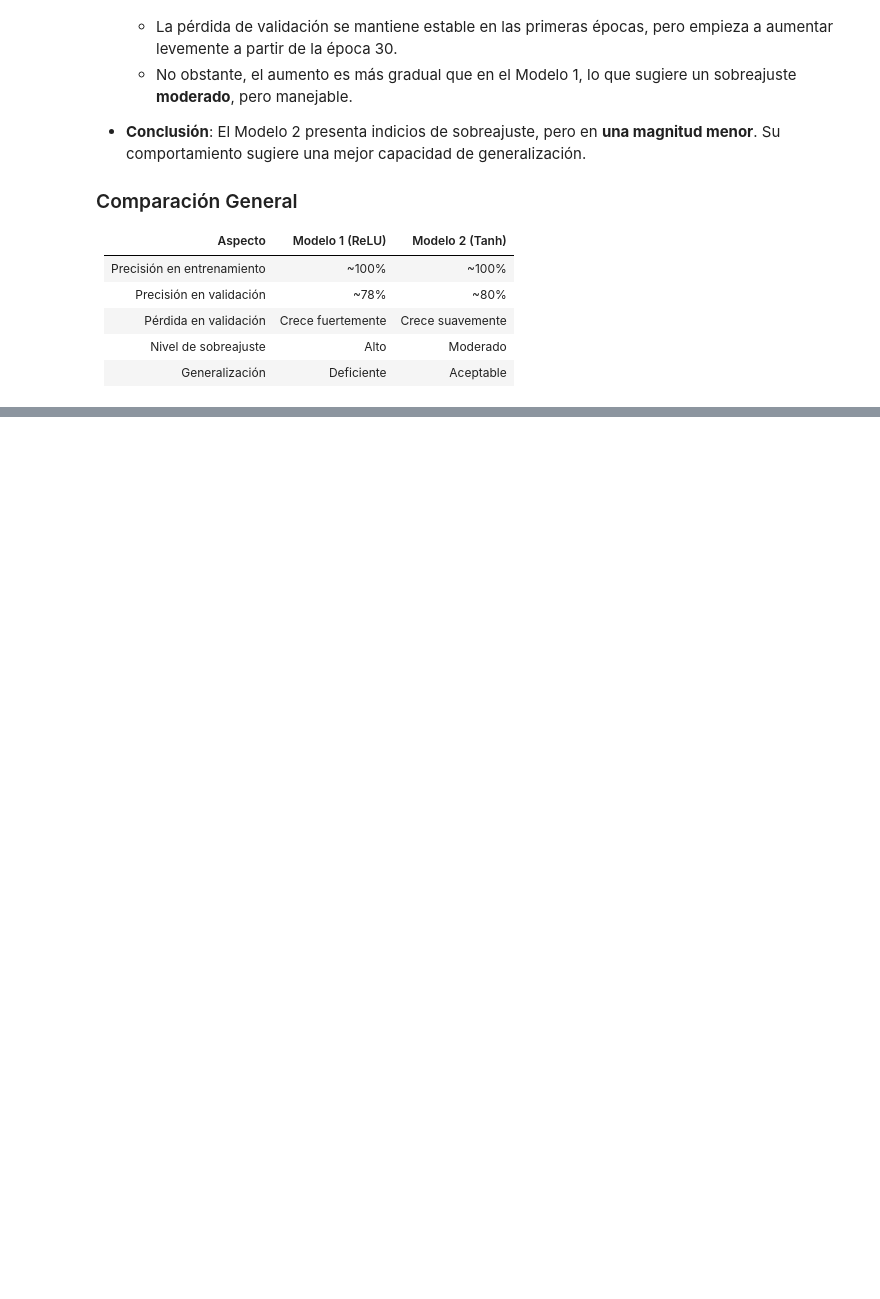
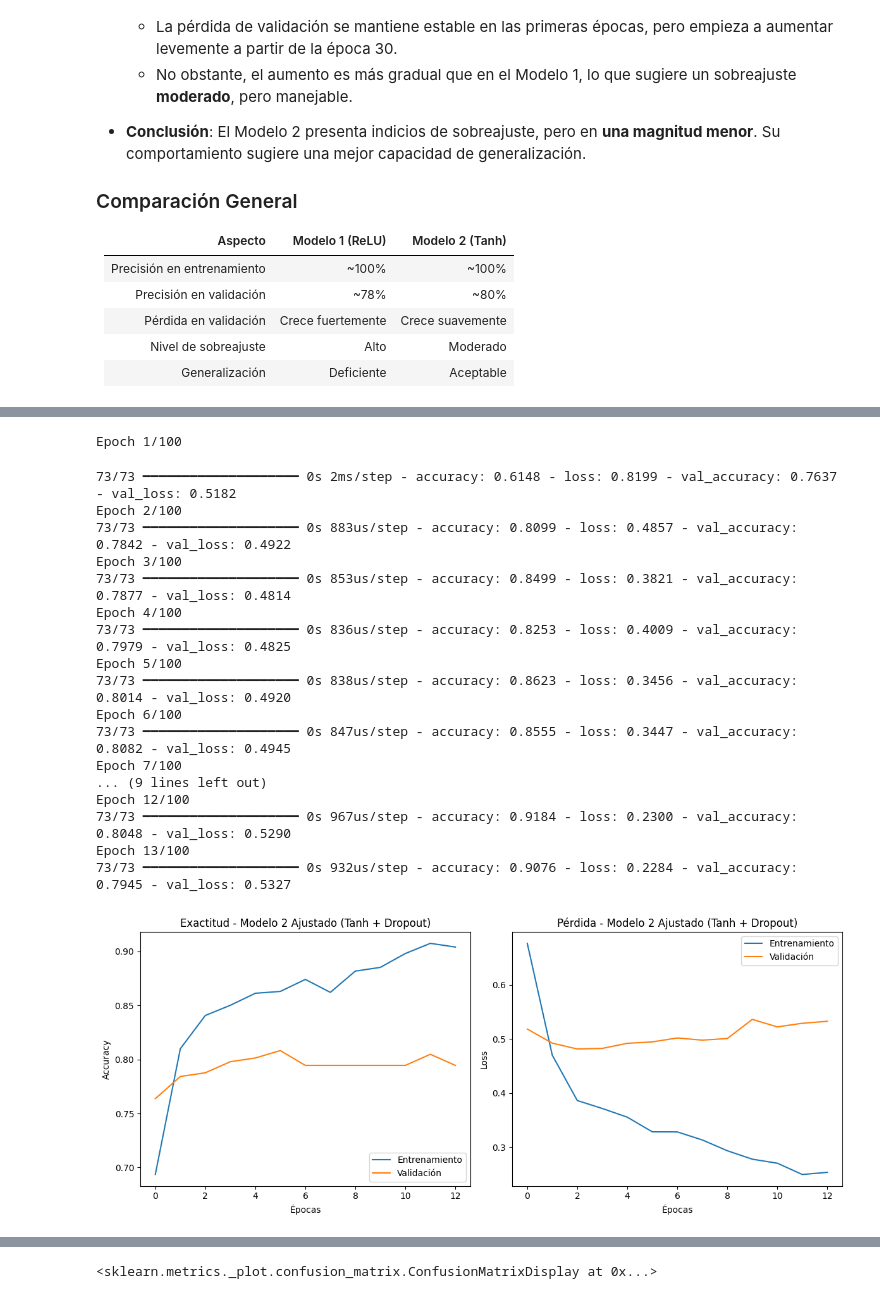
Before and after one commit to Diegoval-Dev/DM-HDT9, a Jupyter notebook: RNA.ipynb, the cells around one changed output, grey strips where cells are left out. Drawn from its saved outputs; the diff is of its cells as text; code cells hidden in the pictures; blank space fills up the shorter version.

Commit message:
feat: adjust hyperparameters to look up a better model well adjusted

```diff
--- a/RNA.ipynb
+++ b/RNA.ipynb
@@ -319,0 +330,57 @@ Para determinar si los modelos de redes neuronales presentan sobreajuste, analiz
+# %%
+from tensorflow.keras.callbacks import EarlyStopping
+from tensorflow.keras.layers import Dropout
+
+# Nuevo modelo ajustado
+model_2_tuned = Sequential()
+model_2_tuned.add(Dense(128, activation='tanh', input_shape=(X_train_scaled.shape[1],)))
+model_2_tuned.add(Dropout(0.3))
+model_2_tuned.add(Dense(64, activation='tanh'))
+model_2_tuned.add(Dropout(0.3))
+model_2_tuned.add(Dense(32, activation='tanh'))
+model_2_tuned.add(Dense(3, activation='softmax'))
+
+model_2_tuned.compile(optimizer='adam', loss='sparse_categorical_crossentropy', metrics=['accuracy'])
+
+# EarlyStopping para evitar sobreentrenamiento
+early_stop = EarlyStopping(monitor='val_loss', patience=10, restore_best_weights=True)
+
+# Entrenamiento con ajustes
+history_2_tuned = model_2_tuned.fit(
+    X_train_scaled,
+    y_train_encoded,
+    epochs=100,  # más épocas, pero se detendrá si es necesario
+    batch_size=16,  # batch más pequeño
+    validation_data=(X_test_scaled, y_test_encoded),
+    callbacks=[early_stop],
+    verbose=1
+)
+
+plot_learning_curves(history_2_tuned, "Modelo 2 Ajustado (Tanh + Dropout)")
+
+y_pred_2_tuned = model_2_tuned.predict(X_test_scaled)
+y_pred_classes_2_tuned = np.argmax(y_pred_2_tuned, axis=1)
+
+cm_2_tuned = confusion_matrix(y_test_encoded, y_pred_classes_2_tuned)
+disp_2_tuned = ConfusionMatrixDisplay(confusion_matrix=cm_2_tuned, display_labels=label_encoder.classes_)
+disp_2_tuned.plot(cmap="Blues", values_format="d")
+# %% [output]
+Epoch 1/100
+73/73 ━━━━━━━━━━━━━━━━━━━━ 0s 2ms/step - accuracy: 0.6148 - loss: 0.8199 - val_accuracy: 0.7637 - val_loss: 0.5182
+Epoch 2/100
+73/73 ━━━━━━━━━━━━━━━━━━━━ 0s 883us/step - accuracy: 0.8099 - loss: 0.4857 - val_accuracy: 0.7842 - val_loss: 0.4922
+Epoch 3/100
+73/73 ━━━━━━━━━━━━━━━━━━━━ 0s 853us/step - accuracy: 0.8499 - loss: 0.3821 - val_accuracy: 0.7877 - val_loss: 0.4814
+Epoch 4/100
+73/73 ━━━━━━━━━━━━━━━━━━━━ 0s 836us/step - accuracy: 0.8253 - loss: 0.4009 - val_accuracy: 0.7979 - val_loss: 0.4825
+Epoch 5/100
+73/73 ━━━━━━━━━━━━━━━━━━━━ 0s 838us/step - accuracy: 0.8623 - loss: 0.3456 - val_accuracy: 0.8014 - val_loss: 0.4920
+Epoch 6/100
+73/73 ━━━━━━━━━━━━━━━━━━━━ 0s 847us/step - accuracy: 0.8555 - loss: 0.3447 - val_accuracy: 0.8082 - val_loss: 0.4945
+Epoch 7/100
+... (9 lines left out)
+Epoch 12/100
+73/73 ━━━━━━━━━━━━━━━━━━━━ 0s 967us/step - accuracy: 0.9184 - loss: 0.2300 - val_accuracy: 0.8048 - val_loss: 0.5290
+Epoch 13/100
+73/73 ━━━━━━━━━━━━━━━━━━━━ 0s 932us/step - accuracy: 0.9076 - loss: 0.2284 - val_accuracy: 0.7945 - val_loss: 0.5327
+[figure, added]
@@ -319,0 +388 @@ Para determinar si los modelos de redes neuronales presentan sobreajuste, analiz
+<sklearn.metrics._plot.confusion_matrix.ConfusionMatrixDisplay at 0x...>
```
Also changed, not shown: parts of 3 cells of this notebook.
